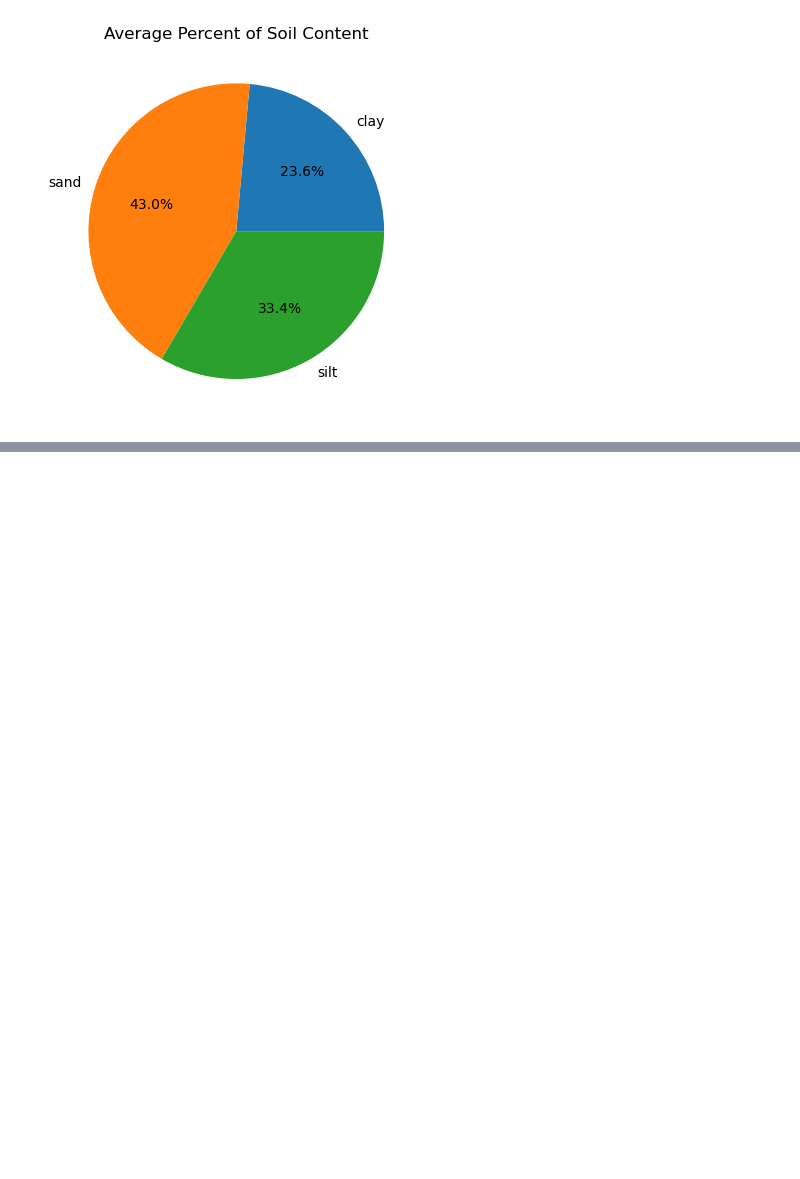
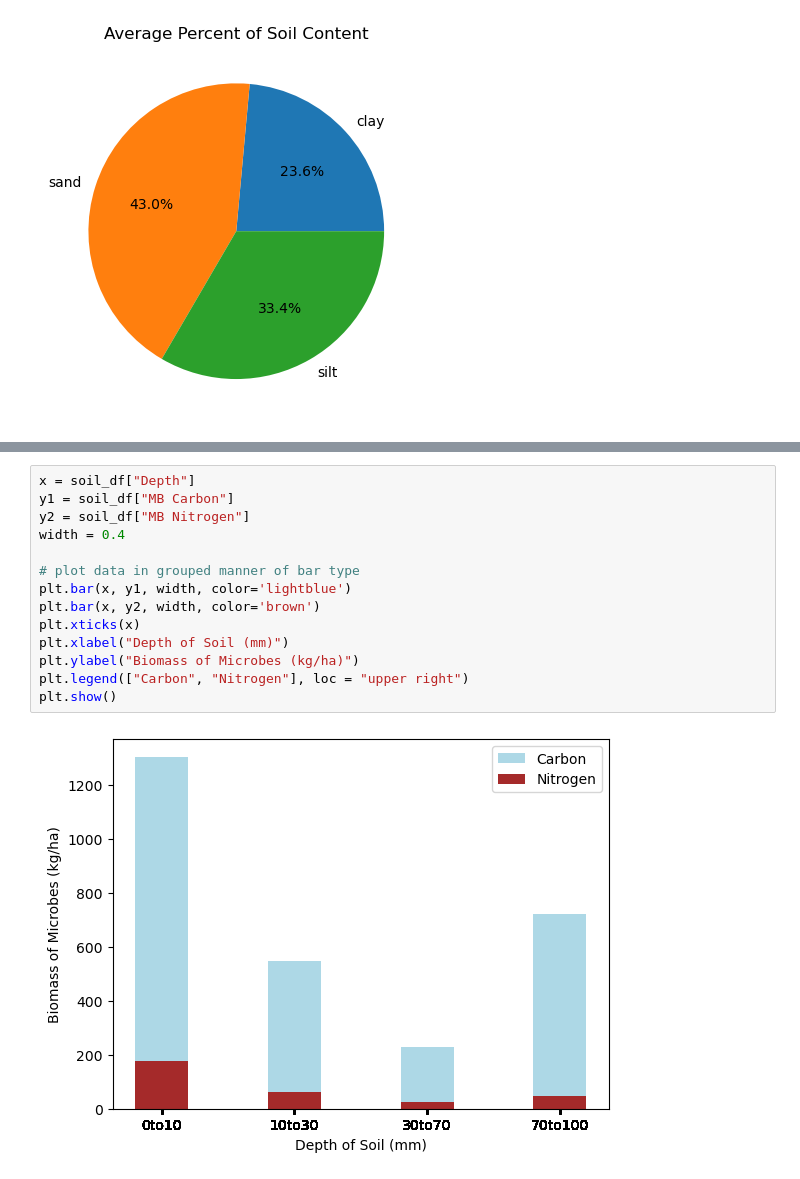
Before and after one commit to odelmas-sci/soil_characteristics, a Jupyter notebook: Forest Soil Characteristics.ipynb, the cells around one changed output, grey strips where cells are left out. Saved outputs shown, nothing was run; the diff lists cells and outputs as text; blank space fills up the shorter version.

```diff
--- a/Forest Soil Characteristics.ipynb
+++ b/Forest Soil Characteristics.ipynb
@@ -224,0 +233,16 @@ depth_soil
+# %%
+x = soil_df["Depth"]
+y1 = soil_df["MB Carbon"]
+y2 = soil_df["MB Nitrogen"]
+width = 0.4
+
+# plot data in grouped manner of bar type
+plt.bar(x, y1, width, color='lightblue')
+plt.bar(x, y2, width, color='brown')
+plt.xticks(x)
+plt.xlabel("Depth of Soil (mm)")
+plt.ylabel("Biomass of Microbes (kg/ha)")
+plt.legend(["Carbon", "Nitrogen"], loc = "upper right")
+plt.show()
+# %% [output]
+[figure, added]
```
Also changed, not shown: parts of 7 cells of this notebook.
